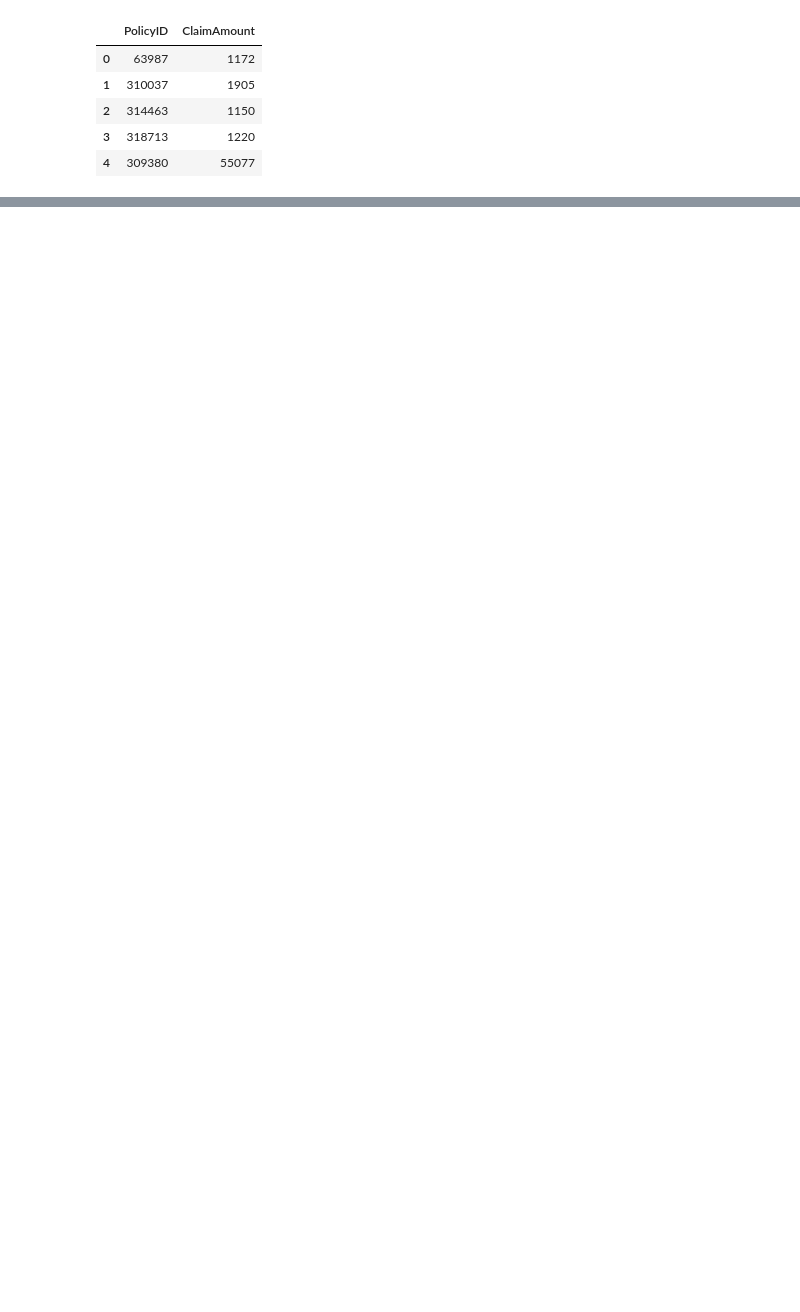
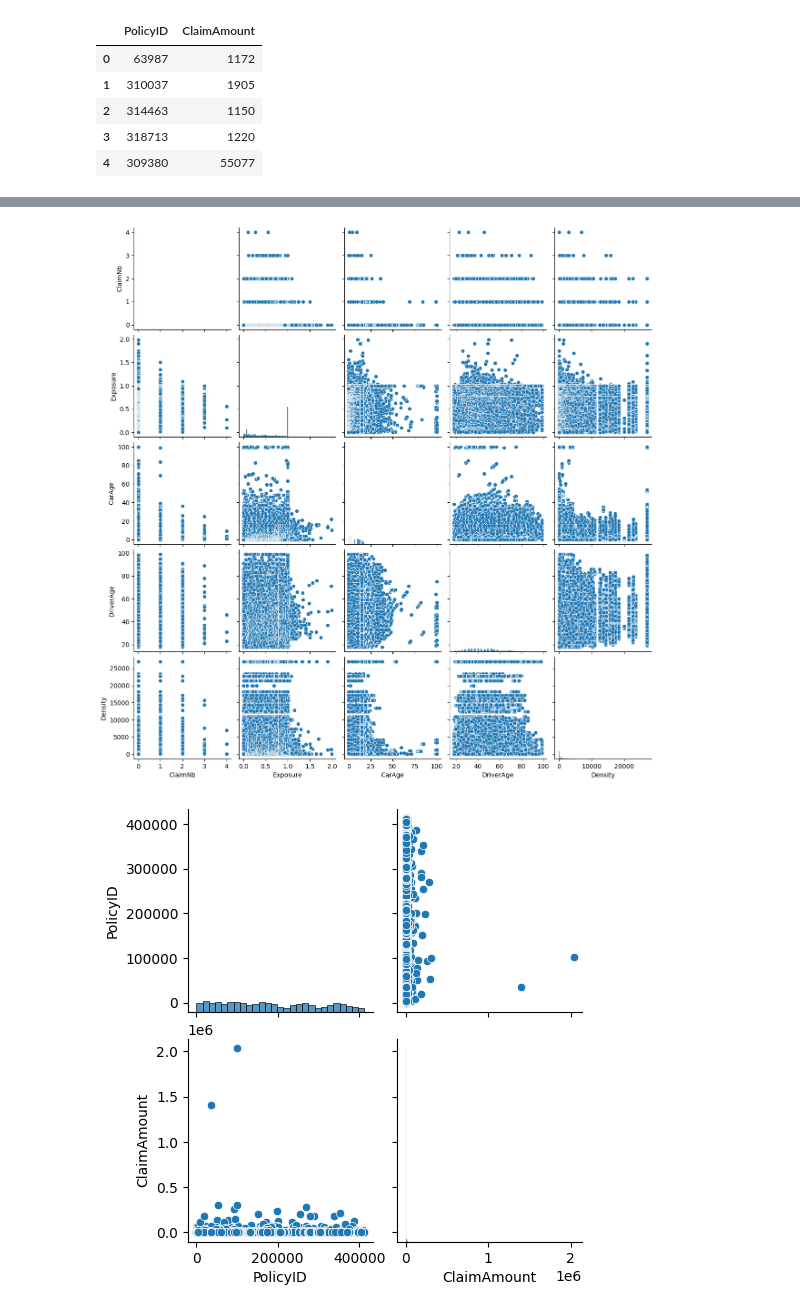
Before and after one commit to fadiblm/Projet-assurance-non-vie, a Jupyter notebook: visualisation.ipynb, the cells around one changed output, grey strips where cells are left out. Cells and saved outputs as stored; diff of their text form; code cells hidden in the pictures; blank space fills up the shorter version.

```diff
--- a/visualisation.ipynb
+++ b/visualisation.ipynb
@@ -23,0 +206,9 @@ display(sev.head())
+# %%
+sns.pairplot(freq.select_dtypes('number'))
+plt.show()
+
+sns.pairplot(sev.select_dtypes('number'))
+plt.show()
+# %% [output]
+[figure, added]
+[figure, added]
```
Also changed, not shown: parts of 9 cells of this notebook.
